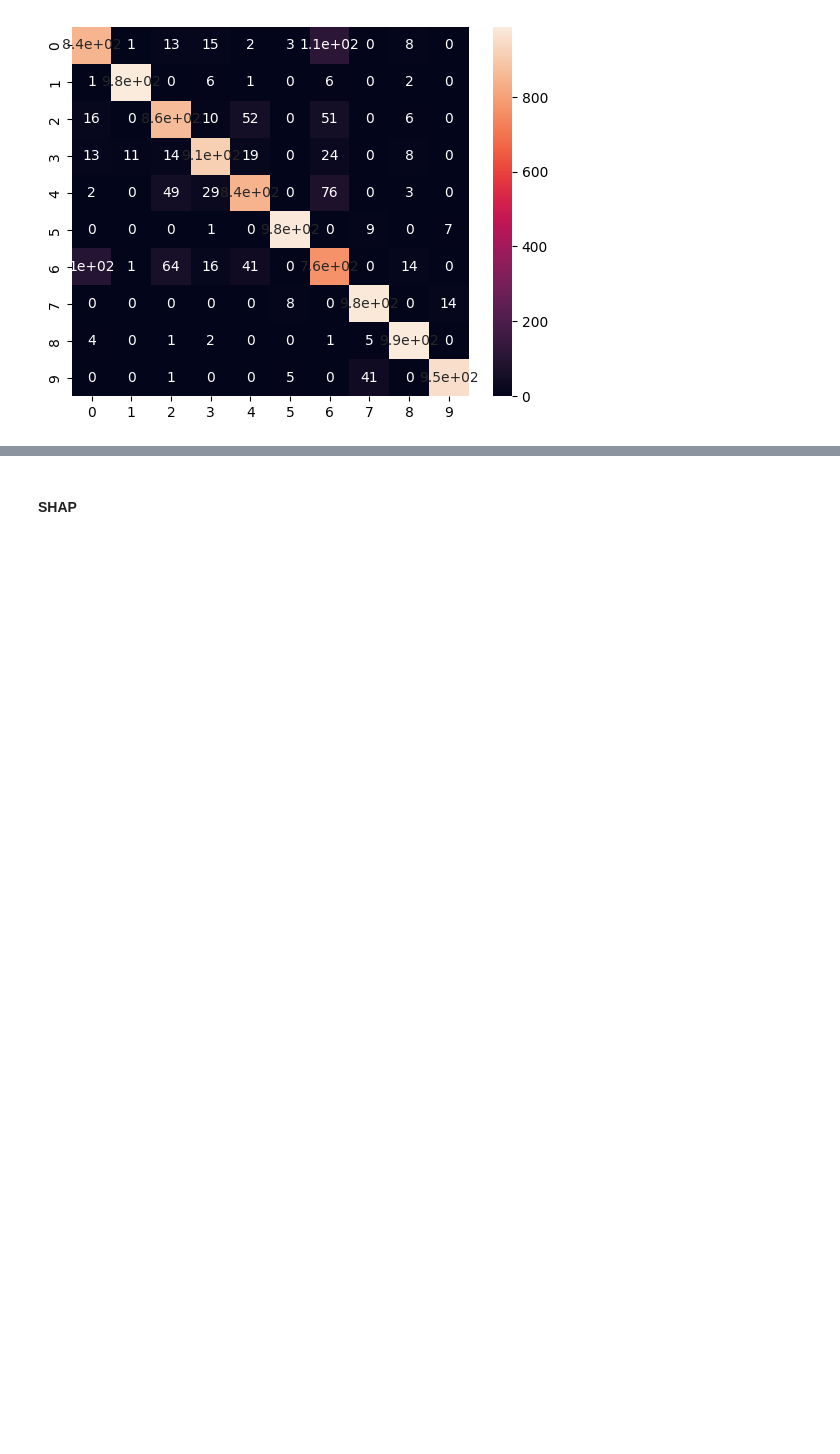
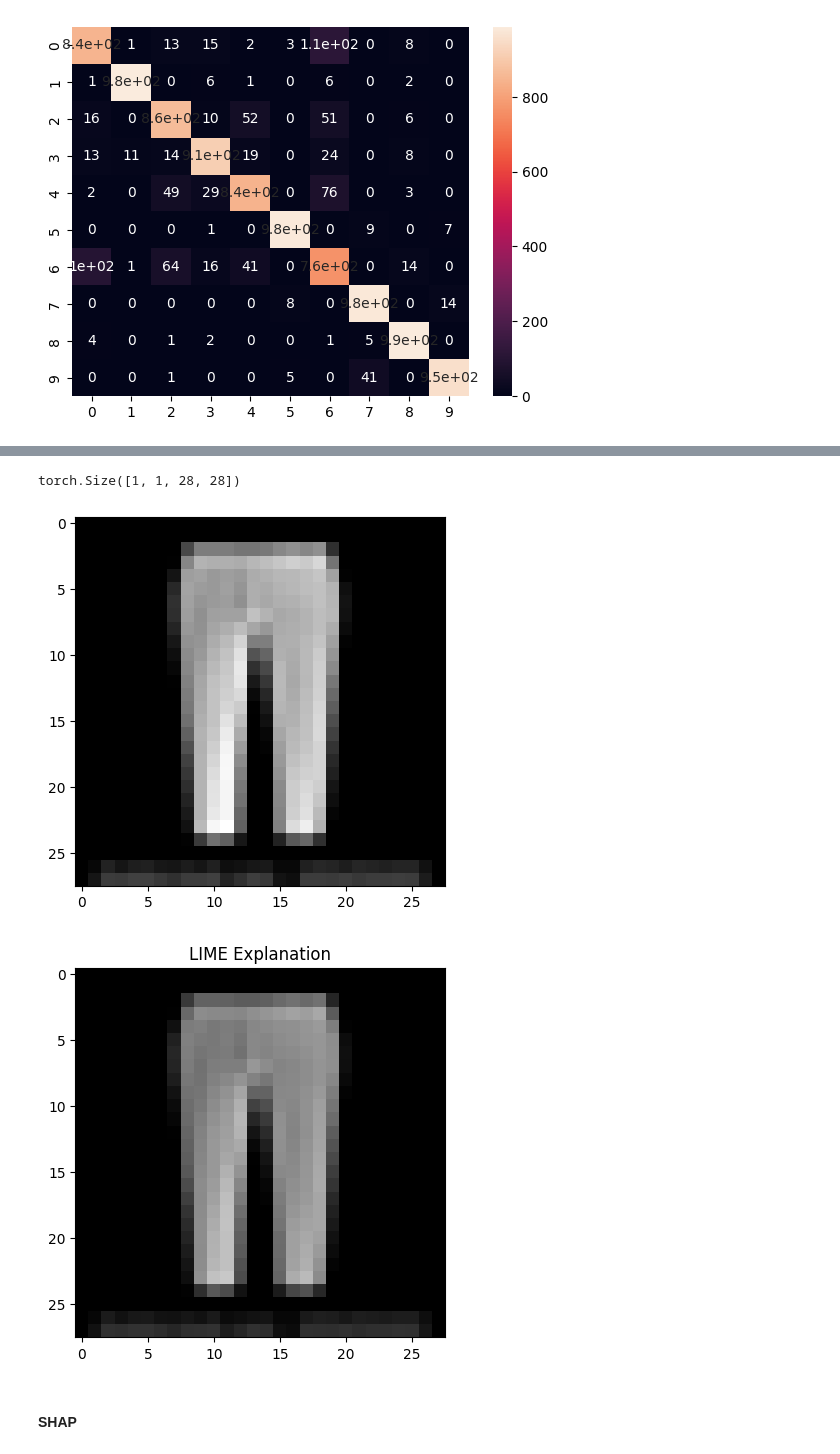
Before and after one commit to ParimiHarsha/FashionMNIST-Classification, a Jupyter notebook: FashionMNIST_classification.ipynb, the cells around one changed output, grey strips where cells are left out. Drawn from its saved outputs; the diff is of its cells as text; code cells hidden in the pictures; blank space fills up the shorter version.

```diff
--- a/FashionMNIST_classification.ipynb
+++ b/FashionMNIST_classification.ipynb
@@ -247,6 +251,7 @@ Model Test Accuracy : 0.9111
 # %%
 # Testing on out of sample dataset
 path = "https://www.mrporter.com/variants/images/3633577411310824/in/w2000_q60.jpg"  # We can use any other image link here
+
 
 def out_of_sample_image_transformer(path):
     r = requests.get(path)
@@ -256,12 +261,12 @@ def out_of_sample_image_transformer(path):
         x = (255 - np.expand_dims(np.array(image), -1)) / 255.0
     return x
 
+
 def out_of_sample_validation(image, model, device=device):
     with torch.no_grad():
-        i = torch.unsqueeze(transform(image), axis=1)
-        print(i.shape)
         pred = model(torch.unsqueeze(transform(image), axis=1).float().to(device))
         return F.softmax(pred, dim=1).cpu().numpy()
+
 
 # Displaying the image
 def displaying_out_of_sample_image_from_path(path):
@@ -271,11 +276,16 @@ def displaying_out_of_sample_image_from_path(path):
         image = image.resize((28, 28))
         x = (255 - np.expand_dims(np.array(image), -1)) / 255.0
     plt.imshow(x.squeeze(-1), cmap="gray")
+    plt.show()
+
+
 displaying_out_of_sample_image_from_path(path)
 
 # Predicting the out-of-sample image
 transformed_image = out_of_sample_image_transformer(path)
-out_of_sample_pred = out_of_sample_validation(transformed_image, lenet_model, device)  #Add this to the out_of_sample function above #TODO
+out_of_sample_pred = out_of_sample_validation(
+    transformed_image, lenet_model, device
+)  # Add this to the out_of_sample function above #TODO
 pred_id = np.argmax(out_of_sample_pred)
 print(
     f"Predicted: {label_mapping[pred_id]}, Probabiity: {out_of_sample_pred[0][pred_id]*100}%"
@@ -390,3 +350,32 @@ ValueError: the input array must have size 3 along `channel_axis`, got (3, 1, 28
+# %%
+# Choose an out of sample image for explanation
+path = "https://www.shutterstock.com/image-photo/light-grey-formal-mens-trousers-260nw-1096296503.jpg"
+transformed_image = out_of_sample_image_transformer(path)
+prediction = np.argmax(out_of_sample_validation(transformed_image, lenet_model, device))
+
+transformed_image = transformed_image.transpose((2, 0, 1))
+explanation = explainer.explain_instance(
+    transformed_image.squeeze(0),
+    predict_fn,
+    top_labels=1,
+    hide_color=0,
+    num_samples=1000,
+    batch_size=1,
+    labels=labels,
+)
+
+# Display the LIME explanation
+displaying_out_of_sample_image_from_path(path)
+temp, mask = explanation.get_image_and_mask(
+    prediction, positive_only=True, num_features=5, hide_rest=True
+)
+plt.imshow(mark_boundaries(temp, mask), cmap="gray")
+plt.title("LIME Explanation")
+plt.show()
+# %% [output]
+torch.Size([1, 1, 28, 28])
+[figure, added]
+[figure, added]
 # %% [markdown]
 #### SHAP
 # %%
```
Also changed, not shown: parts of 12 cells of this notebook.
